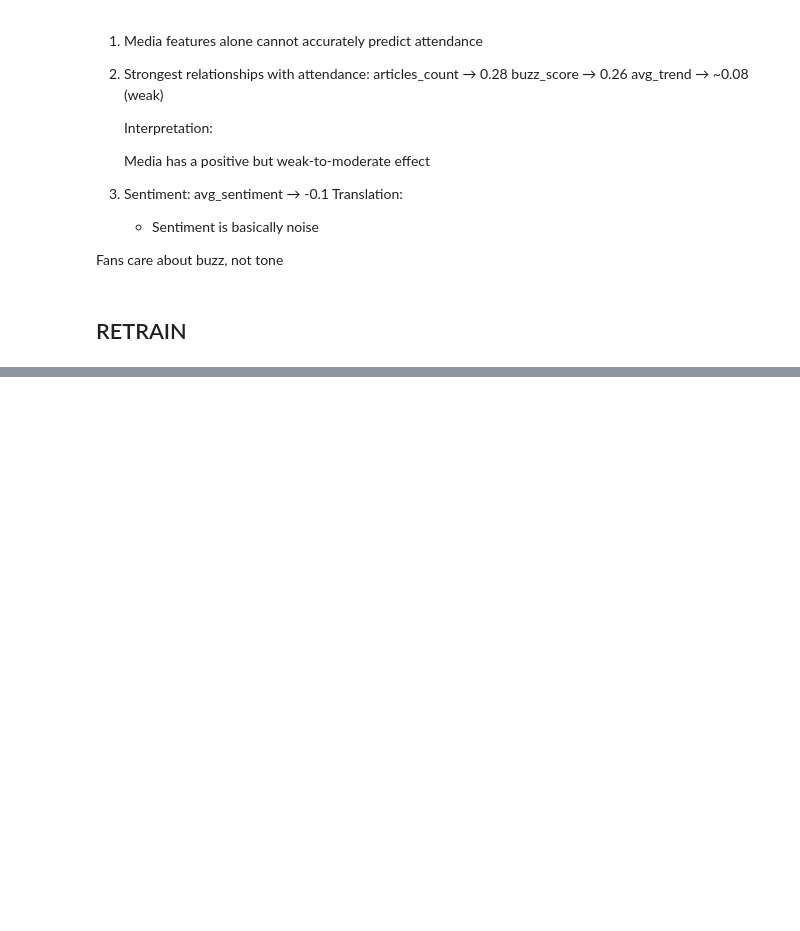
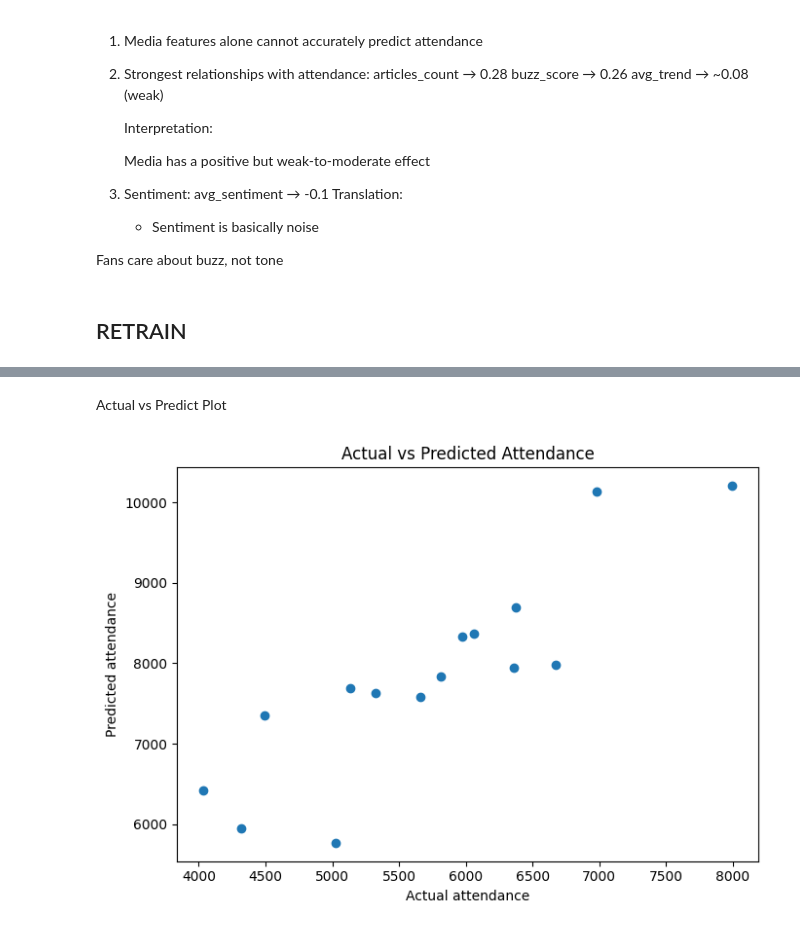
Before and after one commit to Eddy-Prime/OHL-Ai-project, a Jupyter notebook: notebooks/news.ipynb, the cells around one changed output, grey strips where cells are left out. Saved outputs shown, nothing was run; the diff lists cells and outputs as text; code cells hidden in the pictures; blank space fills up the shorter version.

```diff
--- a/notebooks/news.ipynb
+++ b/notebooks/news.ipynb
@@ -414,0 +684,12 @@ df["form_last_3"] = df["form_last_3"].fillna(0)
+# %% [markdown]
+Actual vs Predict Plot
+# %%
+plt.figure(figsize=(7, 5))
+plt.scatter(y_test, preds)
+plt.xlabel("Actual attendance")
+plt.ylabel("Predicted attendance")
+plt.title("Actual vs Predicted Attendance")
+plt.tight_layout()
+plt.show()
+# %% [output]
+[figure, added]
```
Also changed, not shown: parts of 33 cells of this notebook.
